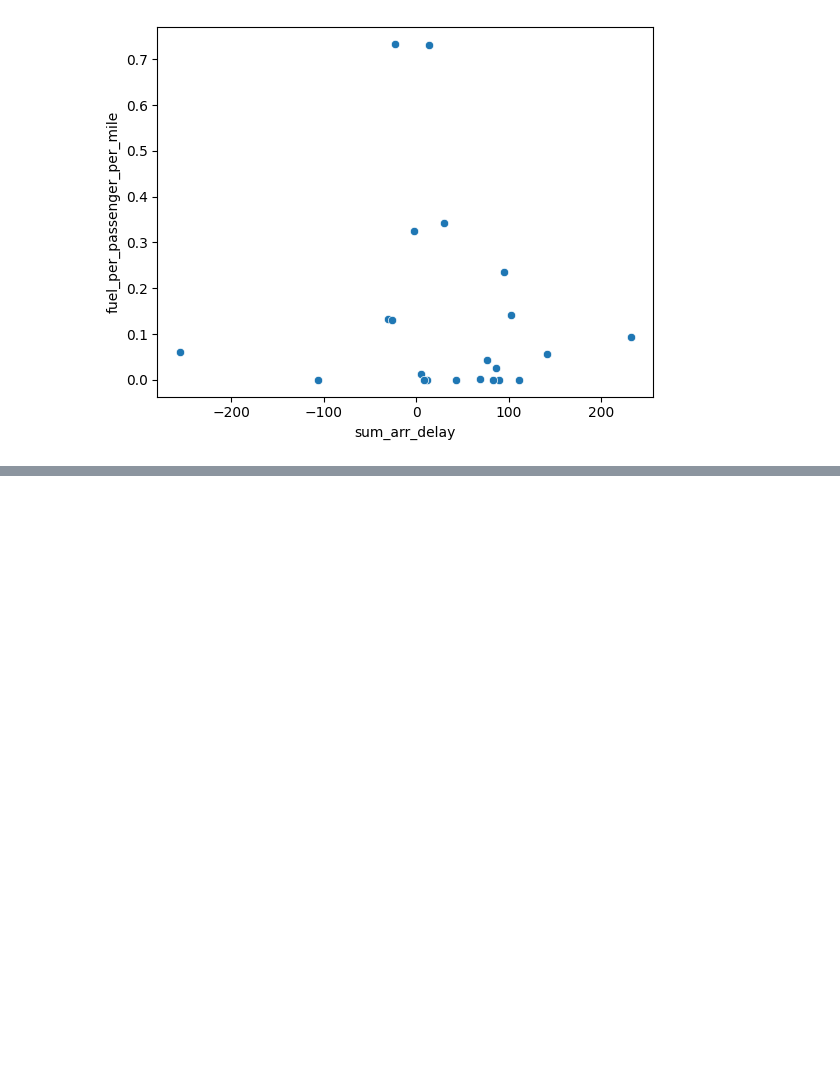
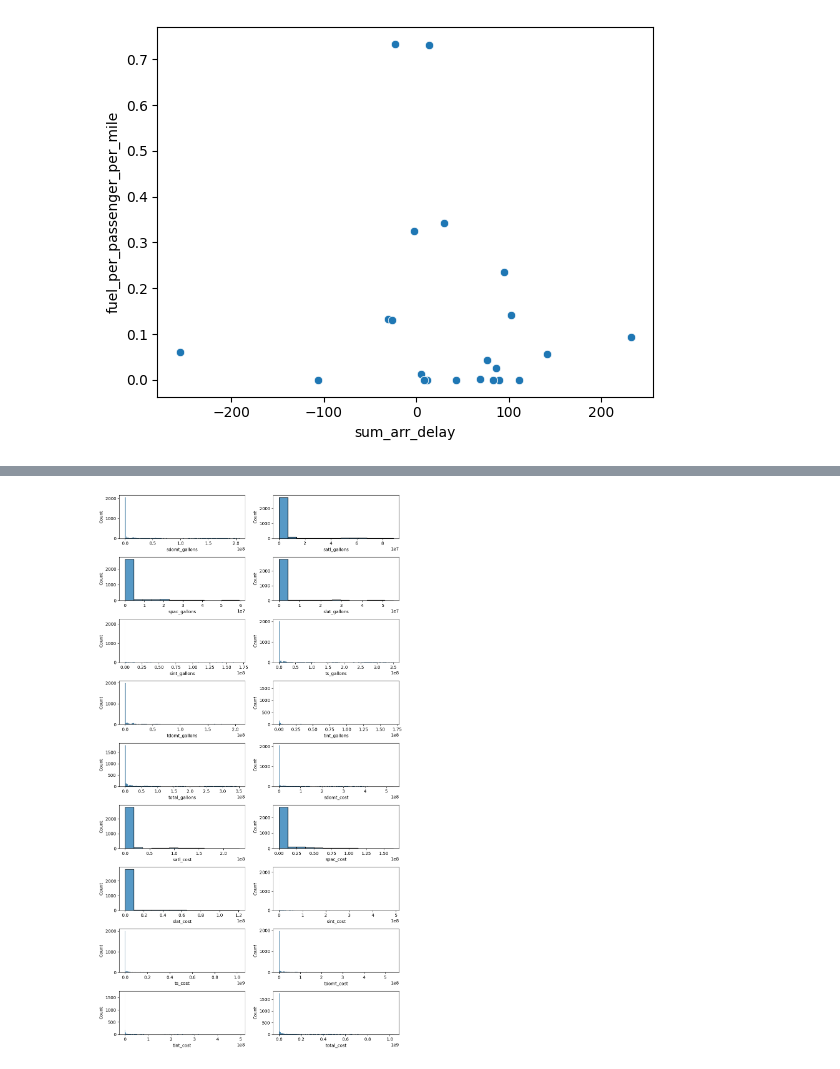
Before and after one commit to anzhgrdva/Predicting_Flight_Delays, a Jupyter notebook: EDA/exploratory_analysis_1-5.ipynb, the cells around one changed output, grey strips where cells are left out. Cells and saved outputs as stored; diff of their text form; code cells hidden in the pictures; blank space fills up the shorter version.

```diff
--- a/EDA/exploratory_analysis_1-5.ipynb
+++ b/EDA/exploratory_analysis_1-5.ipynb
@@ -1165,0 +1201,22 @@ sns.scatterplot(data=flights_passengers_fuel,x='sum_arr_delay',y='fuel_per_passe
+# %%
+# Function to plot multiple histograms
+def plot_hist(df, columns=None):
+    """
+    Plot multiple histograms using the specified columns of a dataframe.
+    Arguments:
+    df: Dataframe.
+    columns (optional): Columns of dataframe on which to create the histogram. If blank, all numeric data will be plotted.
+
+    Make sure to `import seaborn as sns`.
+    """
+    if columns == None:
+        columns = df.dtypes[df.dtypes != 'object'].index.tolist()
+    fig, ax = plt.subplots(nrows=round((len(columns)+.5)/2), ncols=2, figsize=(10,18))
+    for i, feature in enumerate(columns):
+        sns.histplot(data=df,x=feature,ax=ax[i//2, i % 2])
+    plt.tight_layout()
+    # return df.describe()
+# %%
+plot_hist(fuel.filter(regex=r'gallons|cost'))
+# %% [output]
+[figure, added]
```
Also changed, not shown: parts of 30 cells of this notebook.
